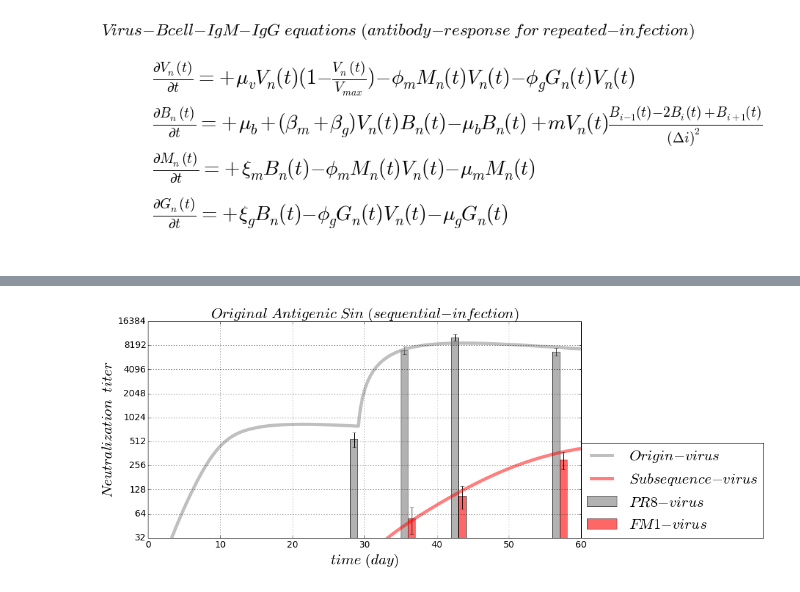
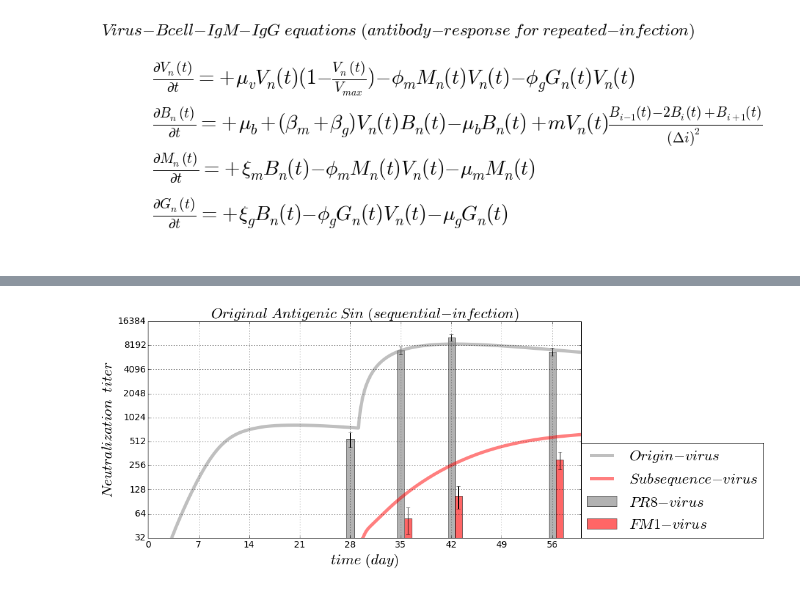
Before and after one commit to blab/antibody-response-pulse, a Jupyter notebook: bcell-array/code/Virus_Bcell_IgM_IgG_Infection_OAS_new.ipynb, the cells around one changed output, grey strips where cells are left out. Saved outputs shown, nothing was run; the diff lists cells and outputs as text; code cells hidden in the pictures.

```diff
--- a/bcell-array/code/Virus_Bcell_IgM_IgG_Infection_OAS_new.ipynb
+++ b/bcell-array/code/Virus_Bcell_IgM_IgG_Infection_OAS_new.ipynb
@@ -109,7 +109,14 @@ def dGdt_array(VBMGxt = [], *args):
     # there are n dSdt
     dG_dt_array = np.zeros(x_totalPoint)
     # each dSdt with the same equation form
-    dG_dt_array[:] = +(inRateG + alva.event_OAS)*B[:] - consumeRateG*G[:]*V[:] - outRateG*G[:]
+    Gcopy = np.copy(G)
+    centerX = Gcopy[:]
+    leftX = np.roll(Gcopy[:], 1)
+    rightX = np.roll(Gcopy[:], -1)
+    leftX[0] = centerX[0]
+    rightX[-1] = centerX[-1]
+    dG_dt_array[:] = +(inRateG + alva.event_OAS)*B[:] - consumeRateG*G[:]*V[:] - outRateG*G[:] \
+                     + mutatRate*(leftX[:] - 2*centerX[:] + rightX[:])/(dx**2)
     return(dG_dt_array)
 # %% [output]
 [figure]
@@ -237,38 +284,37 @@ standard_PR8 = gPR8_lab**(3.0/4)
 
 gFM1_lab = np.array([0, 2**(6 - 1.0/5), 2**(7 - 1.0/4), 2**(8 + 1.0/4)])
 standard_FM1 = gFM1_lab**(3.0/4)
-bar_width = 1
+bar_width = 1.0
 
 # Sequential immunization graph
 figure_name = '-Original-Antigenic-Sin-infection'
 figure_suffix = '.png'
 save_figure = os.path.join(dir_path, file_name + figure_name + file_suffix)
 numberingFig = numberingFig + 1
 plt.figure(numberingFig, figsize = (12, 6))
 plt.subplot(111)
 plt.plot(gT, (gM[1] + gG[1]), linewidth = 5.0, alpha = 0.5, color = 'gray'
          , label = r'$ Origin-virus $')
 plt.plot(gT, (gM[2] + gG[2]), linewidth = 5.0, alpha = 0.5, color = 'red'
          , label = r'$ Subsequence-virus $')
-plt.bar(gT_lab, gPR8_lab, bar_width, alpha = 0.6, color = 'gray', yerr = standard_PR8
+plt.bar(gT_lab - bar_width/2, gPR8_lab, bar_width, alpha = 0.6, color = 'gray', yerr = standard_PR8
         , error_kw = dict(elinewidth = 1, ecolor = 'black'), label = r'$ PR8-virus $')
-plt.bar(gT_lab + bar_width, gFM1_lab, bar_width, alpha = 0.6, color = 'red', yerr = standard_FM1
+plt.bar(gT_lab + bar_width/2, gFM1_lab, bar_width, alpha = 0.6, color = 'red', yerr = standard_FM1
         , error_kw = dict(elinewidth = 1, ecolor = 'black'), label = r'$ FM1-virus $')
 plt.grid(True, which = 'both')
 plt.title(r'$ Original \ Antigenic \ Sin \ (sequential-infection)$', fontsize = AlvaFontSize)
 plt.xlabel(r'$time \ (%s)$'%(timeUnit), fontsize = AlvaFontSize)
 plt.ylabel(r'$ Neutralization \ \ titer $', fontsize = AlvaFontSize)
-plt.xlim([minT, 2*30*day])
 plt.xticks(fontsize = AlvaFontSize*0.6)
 plt.yticks(fontsize = AlvaFontSize*0.6)
+plt.xlim([minT, 2*30*day])
 plt.ylim([2**5, 2**14])
 plt.yscale('log', basey = 2)
-
 # gca()---GetCurrentAxis and Format the ticklabel to be 2**x
-plt.gca().yaxis.set_major_formatter(FuncFormatter(lambda x, pos: int(2**np.log2(x))))
-
+plt.gca().yaxis.set_major_formatter(FuncFormatter(lambda x, pos: int(2**(np.log(x)/np.log(2)))))
+plt.gca().xaxis.set_major_locator(plt.MultipleLocator(7))
 plt.legend(loc = (1, 0), fontsize = AlvaFontSize)
 plt.savefig(save_figure, dpi = 100, bbox_inches='tight')
 plt.show()
 # %% [output]
-[figure, old version]
+[figure, new version]
```
Also changed, not shown: parts of 2 cells of this notebook, 14 other files.
